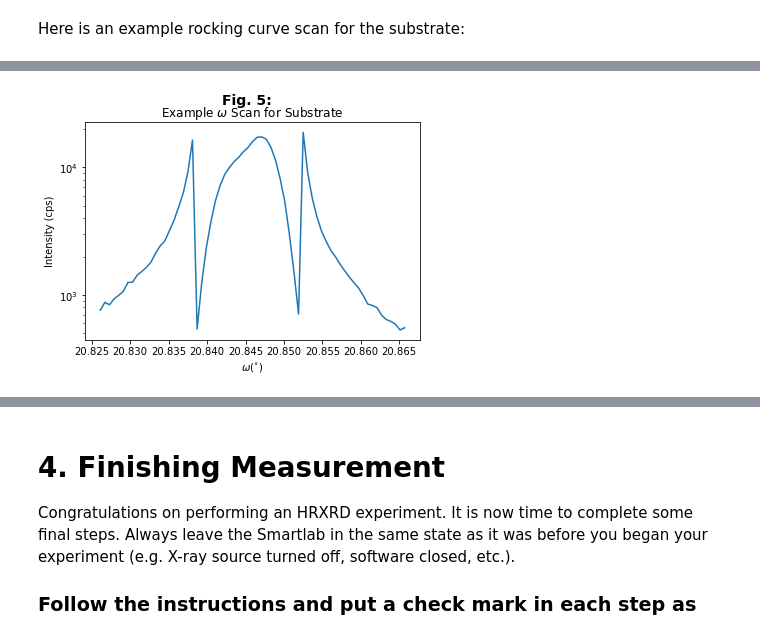
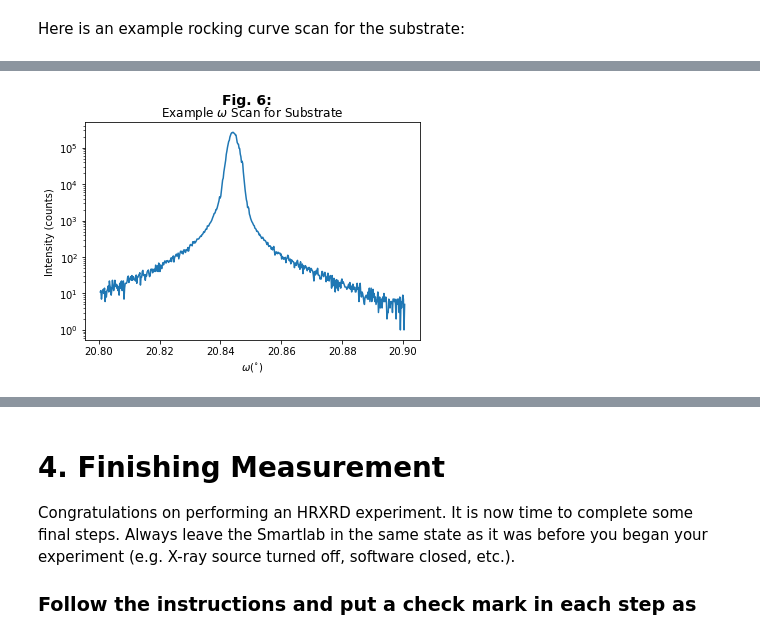
Before and after one commit to josephmccourt2018/lab_jupyter_notebooks, a Jupyter notebook: HRXRD_Specular_Lab2.ipynb, the cells around one changed output, grey strips where cells are left out. Drawn from its saved outputs; the diff is of its cells as text; code cells hidden in the pictures.

Commit message:
updated with 2th scans, second order peak scans, and 2th omega scans instead of 2th th scans

```diff
--- a/HRXRD_Specular_Lab2.ipynb
+++ b/HRXRD_Specular_Lab2.ipynb
@@ -636,15 +714,15 @@ GridBox(children=(Checkbox(value=False, description='<strong> Step </strong>11:'
 Here is an example rocking curve scan for the substrate:
 # %%
 display(tag)
-df_omega_sub = pd.read_table('example/461_test/PLD50nmFe2O3_Al2O3/HRXRD_Lab/W_Al2O3_006.ras',sep = '\s+',comment='*',names = ["2TH","Intensity", "sigma"],header = None)
+df_omega_sub = pd.read_table('https://raw.githubusercontent.com/josephmccourt2018/lab_jupyter_notebooks/master/example/461_test/PLD50nmFe2O3_Al2O3/HRXRD_Lab/W_Al2O3_006v2.ras',sep = '\s+',comment='*',names = ["2TH","Intensity", "attenuatation"],header = None)
 plt.figure()
-plt.suptitle('Fig. 5:', fontsize=14, fontweight='bold')
+plt.suptitle('Fig. 6:', fontsize=14, fontweight='bold')
 plt.title('Example $\omega$ Scan for Substrate')
-plt.plot(df_omega_sub[df_omega_sub.columns[0]],df_omega_sub[df_omega_sub.columns[1]])
+plt.plot(df_omega_sub[df_omega_sub.columns[0]],df_omega_sub[df_omega_sub.columns[1]]*df_omega_sub[df_omega_sub.columns[2]])
 plt.yscale('log')
 plt.xlabel("$\omega$($^{\circ}$)")
-plt.ylabel(df_omega_sub.columns[1]+" (cps)")
+plt.ylabel(df_omega_sub.columns[1]+" (counts)")
 plt.show()
 # %% [output]
 [interactive output not drawn]
-[figure, old version]
+[figure, new version]
```
Also changed, not shown: parts of 27 cells of this notebook.
